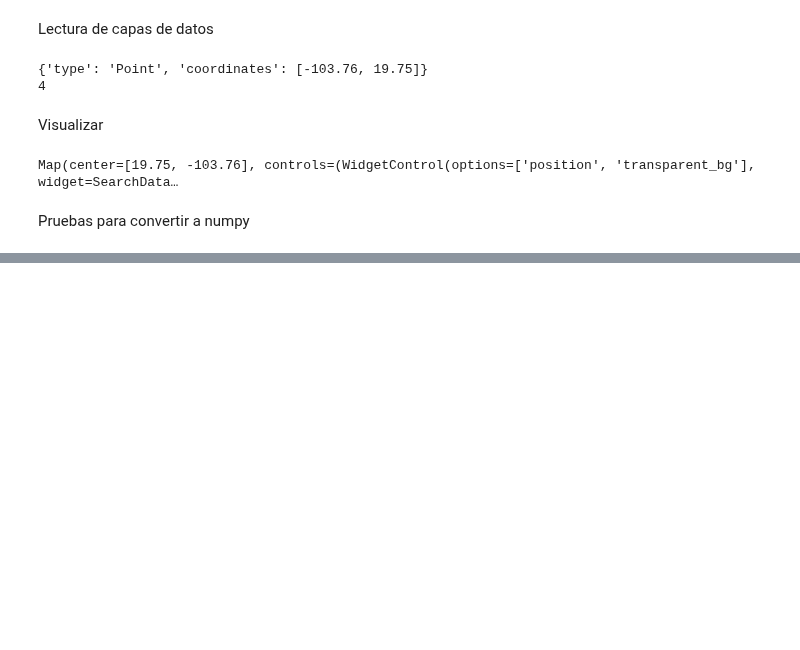
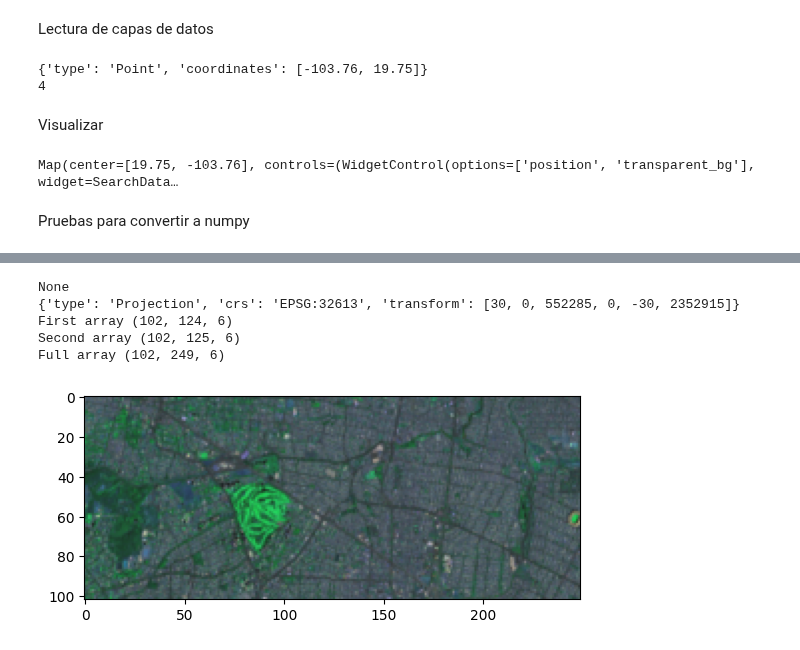
Before and after one commit to vshalisko/GEE, a Jupyter notebook: Colab/Landsat_ANN_test.ipynb, the cells around one changed output, grey strips where cells are left out. Cells and saved outputs as stored; diff of their text form; code cells hidden in the pictures; blank space fills up the shorter version.

```diff
--- a/Colab/Landsat_ANN_test.ipynb
+++ b/Colab/Landsat_ANN_test.ipynb
@@ -114,3 +88,68 @@ None
+# %%
+bands_L8 = ['SR_B2','SR_B3','SR_B4','SR_B5','SR_B6','SR_B7']
+bands_B = ['settelment']
+
+def tile_to_numpy(image, rectangle, bands):
+  ## extraccion de bandas en un region rectangular
+  image_tile = image.sampleRectangle(region=rectangle)
+  first_band = image_tile.get(bands[0])
+  band_array_np = np.array(first_band.getInfo())
+  band_array_np = np.expand_dims(band_array_np, 2)
+  for b in bands[1:]:
+    b_arr = image_tile.get(b)
+    b_arr_np = np.array(b_arr.getInfo())
+    b_arr_np = np.expand_dims(b_arr_np, 2)
+    #print(b_arr_np.shape)
+    #print(band_array_np.shape)
+    band_array_np = np.concatenate((band_array_np, b_arr_np), 2)
+  return band_array_np
+
+
+
+image_meta = L8_image.getInfo()
+imagename = image_meta.get('properties',{}).get('PRODUCT_ID')
+print(imagename)
+
+projection = L8_image.projection().getInfo();
+print(projection)
+
+#print(geemap.image_props(image).getInfo())
+
+# definición de un region pequeño para el analisis
+aoi1 = ee.Geometry.Polygon(
+        [[[-103.39846006557397, 20.721686475573005],
+          [-103.39846006557397, 20.694710560279958],
+          [-103.36309782192163, 20.694710560279958],
+          [-103.36309782192163, 20.721686475573005]]], None, False);
+aoi2 = ee.Geometry.Polygon(
+        [[[-103.36309782192163, 20.721686475573005],
+          [-103.36309782192163, 20.694710560279958],
+          [-103.32773557826929, 20.694710560279958],
+          [-103.32773557826929, 20.721686475573005]]], None, False);
+
+
+array1 = tile_to_numpy(L8_image, aoi1, bands_L8)
+print("First array", array1.shape)
+array2 = tile_to_numpy(L8_image, aoi2, bands_L8)
+print("Second array", array2.shape)
+
+
+array_full = np.concatenate((array1, array2), 1)
+print("Full array", array_full.shape)
+
+import matplotlib.pyplot as plt
+
+# Scale the data to [0, 255] to show as an RGB image.
+rgb_img_test = (255*((array_full - 5000)/30000)).astype('uint8')
+plt.imshow(rgb_img_test[:,:,2:5])
+plt.show()
+# %% [output]
+None
+{'type': 'Projection', 'crs': 'EPSG:32613', 'transform': [30, 0, 552285, 0, -30, 2352915]}
+First array (102, 124, 6)
+Second array (102, 125, 6)
+Full array (102, 249, 6)
+[figure, added]
 # %%
 def loadTiff(in_image, init=None, size_img=None):
     src = raster.read(in_image, bands='all')
```
Also changed, not shown: parts of 2 cells of this notebook.
